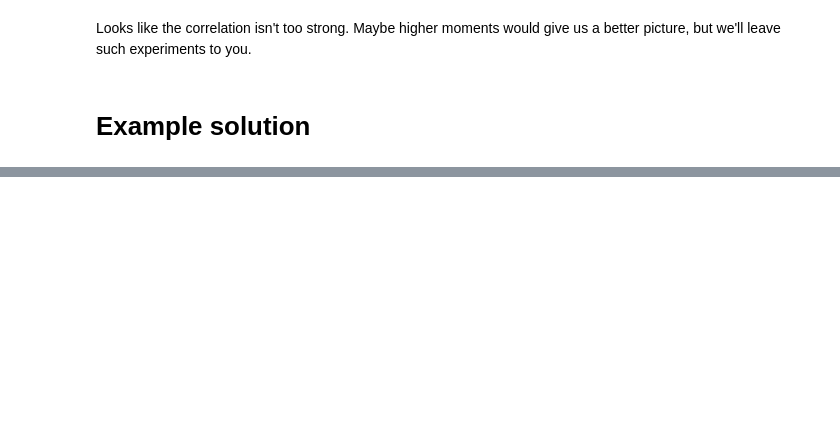
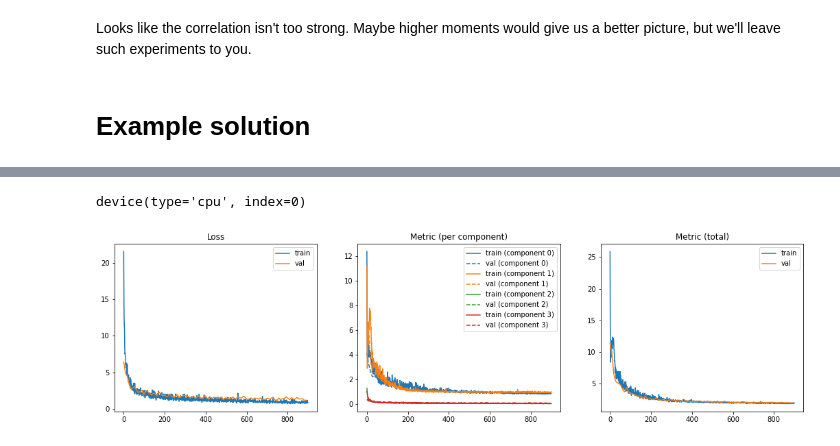
Before and after one commit to secholak/MLHEP-2020-calo-regression, a Jupyter notebook: CompetitionStartingKit.ipynb, the cells around one changed output, grey strips where cells are left out. Cells and saved outputs as stored; diff of their text form; code cells hidden in the pictures; blank space fills up the shorter version.

```diff
--- a/CompetitionStartingKit.ipynb
+++ b/CompetitionStartingKit.ipynb
@@ -137,7 +245,9 @@ class Regressor(nn.Module):
 # %%
-device = torch.device('cuda:0')
-# device = torch.device('cpu:0')
+# device = torch.device('cuda:0') ## change this for submission
+device = torch.device('cpu:0')
 device
+# %% [output]
+device(type='cpu', index=0)
 # %%
 regressor = Regressor().to(device)
 # %%
@@ -153,7 +263,8 @@ def metric_relative_mse_total(y_true, y_pred):
     return metric_relative_mse(y_true, y_pred).sum()
 # %%
 # Disclaimer: this might not be the best loss function for this task.
-loss_fn = torch.nn.L1Loss().to(device)
+# loss_fn = torch.nn.L1Loss().to(device)
+loss_fn = torch.nn.MSELoss().to(device)
 # %%
 def run_training(epochs=5):
     losses_train = []
@@ -243,7 +354,9 @@ def run_training(epochs=5):
         plt.legend()
         plt.show()
 # %%
-run_training(5)
+run_training(100)
+# %% [output]
+[figure, added]
 # %%
 data_test = np.load(test_file, allow_pickle=True)
 X_test = data_test['EnergyDeposit'][:,None,...]
```
Also changed, not shown: parts of 8 cells of this notebook.
